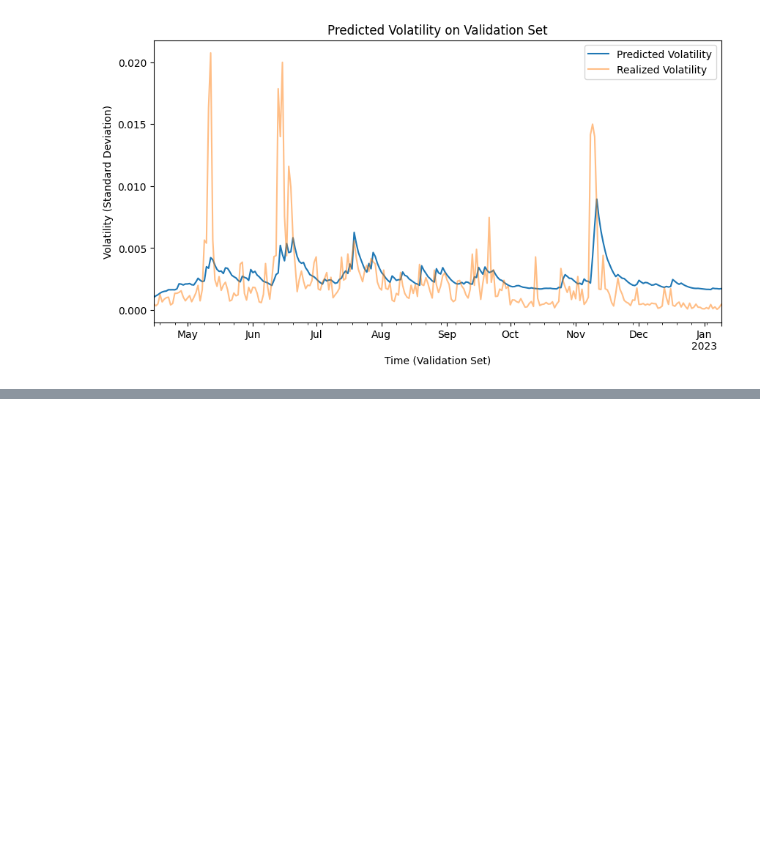
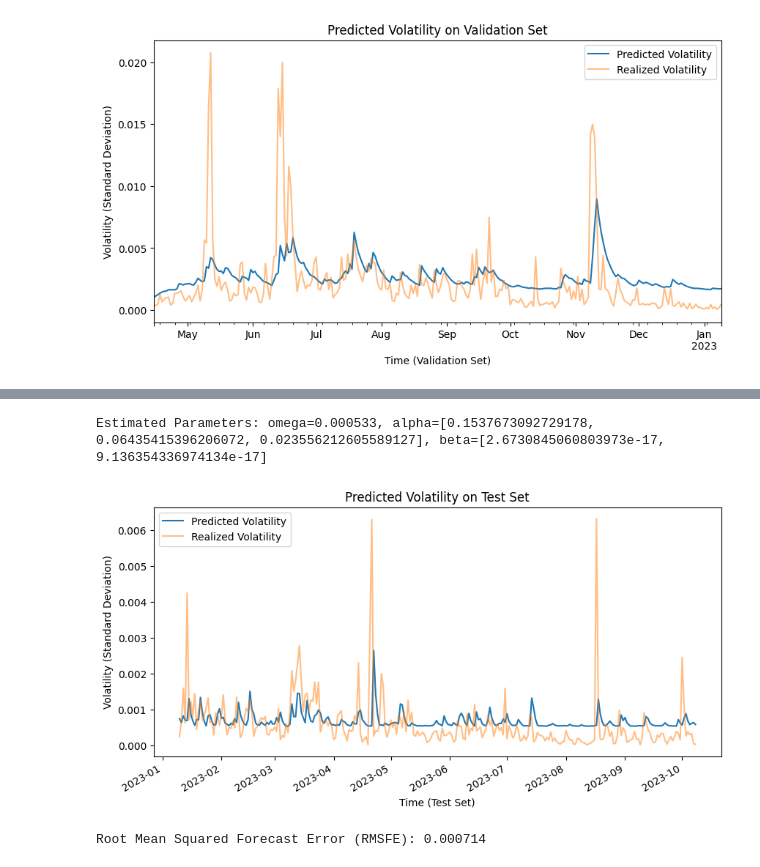
Before and after one commit to zhyoung17/crypto-rv-forecast, a Jupyter notebook: notebooks/models/GARCH.ipynb, the cells around one changed output, grey strips where cells are left out. Drawn from its saved outputs; the diff is of its cells as text; code cells hidden in the pictures; blank space fills up the shorter version.

Commit message:
update GARCH

```diff
--- a/notebooks/models/GARCH.ipynb
+++ b/notebooks/models/GARCH.ipynb
@@ -105,0 +175,3 @@ plt.show()
+# %%
+p = 3
+q = 2
@@ -105,0 +182,50 @@ plt.show()
+# %%
+# Extract GARCH(3,2) parameters
+omega = params['omega']
+alpha = [params[f'alpha[{i+1}]'] for i in range(p)]
+beta = [params[f'beta[{i+1}]'] for i in range(q)]
+print(f"Estimated Parameters: omega={omega:.6f}, alpha={alpha}, beta={beta}")
+# %% [output]
+Estimated Parameters: omega=0.000533, alpha=[0.1537673092729178, 0.06435415396206072, 0.023556212605589127], beta=[2.6730845060803973e-17, 9.136354336974134e-17]
+# %%
+# Get the last conditional variance from training
+last_daily_returns = r_train[train_size-p-1:train_size-1]
+last_variances = df['RV_d,t'].iloc[train_size-q:train_size]
+# %%
+# Initialize list for storing predicted volatility (standard deviation)
+predicted_volatility = []
+
+# Compute forcase volatility on the test set
+for r in r_test:
+    new_variance = omega
+    for i in range(p):
+        new_variance += alpha[i] * (last_daily_returns.iloc[-(1+i)] ** 2)
+    for i in range(q):
+        new_variance += beta[i] * last_variances.iloc[-(1+i)]
+    predicted_volatility.append(new_variance)
+    # Update for next step
+    last_variances = last_variances.shift(-1)  # Moves all values left
+    last_variances.iloc[-1] = new_variance
+    last_daily_returns = last_daily_returns.shift(-1)
+    last_daily_returns.iloc[-1] = r
+# %%
+# Create a DataFrame for visualization
+df_pred = pd.DataFrame({'Predicted Volatility': predicted_volatility}, index=r_test.index)
+
+# Plot the predicted volatility against the realized volatility on the validation set
+plt.figure(figsize=(10, 5))
+df_pred['Predicted Volatility'].plot(label='Predicted Volatility')
+RV_test.plot(label='Realized Volatility', alpha=0.5)
+plt.xlabel("Time (Test Set)")
+plt.ylabel("Volatility (Standard Deviation)")
+plt.title("Predicted Volatility on Test Set")
+plt.legend()
+plt.show()
+# %% [output]
+[figure, added]
+# %%
+# Compute RMSE
+RMSFE = np.sqrt(np.mean((RV_test - predicted_volatility) ** 2))
+print(f"Root Mean Squared Forecast Error (RMSFE): {RMSFE:.6f}")
+# %% [output]
+Root Mean Squared Forecast Error (RMSFE): 0.000714
```
Also changed, not shown: parts of 14 cells of this notebook.
